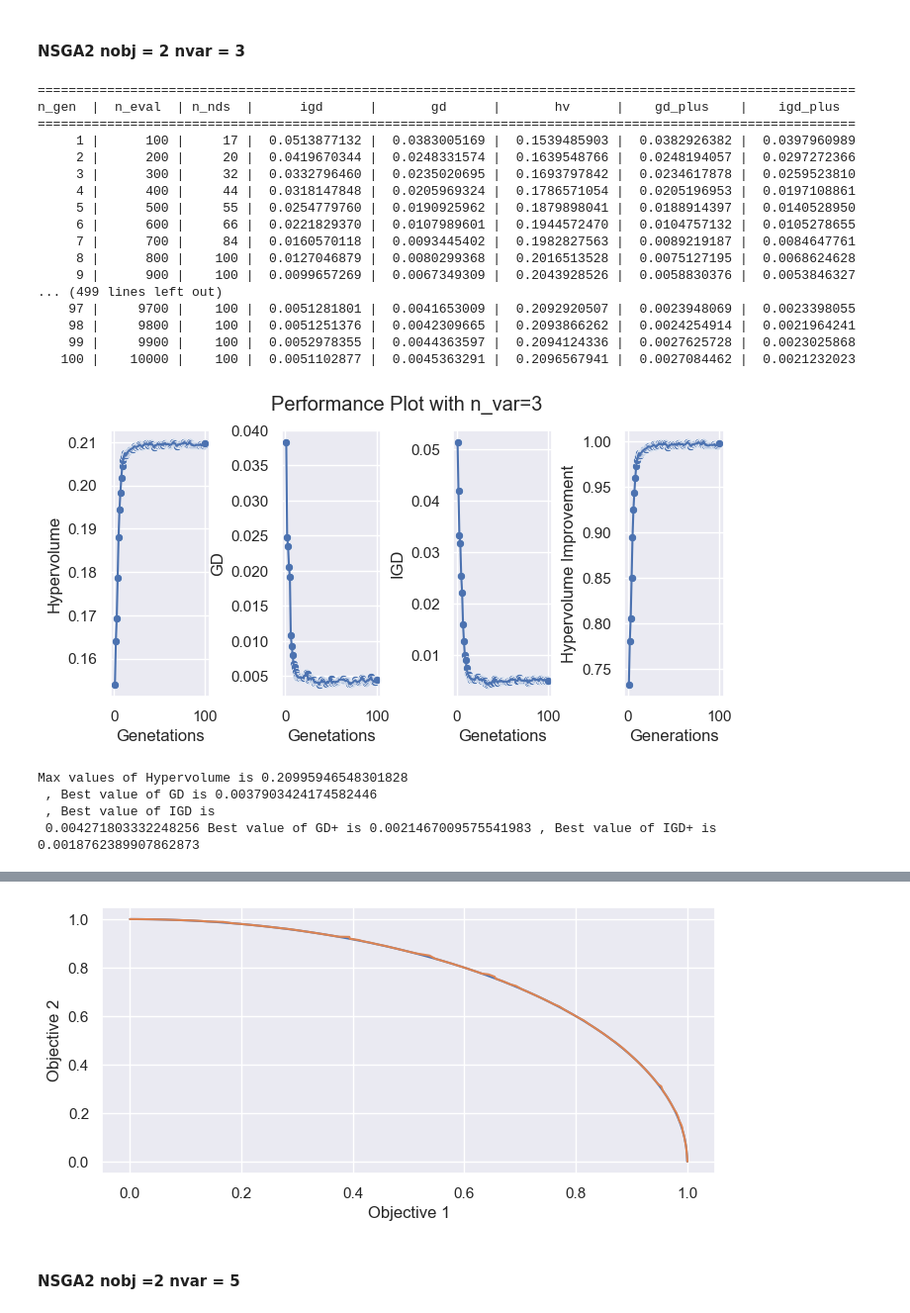
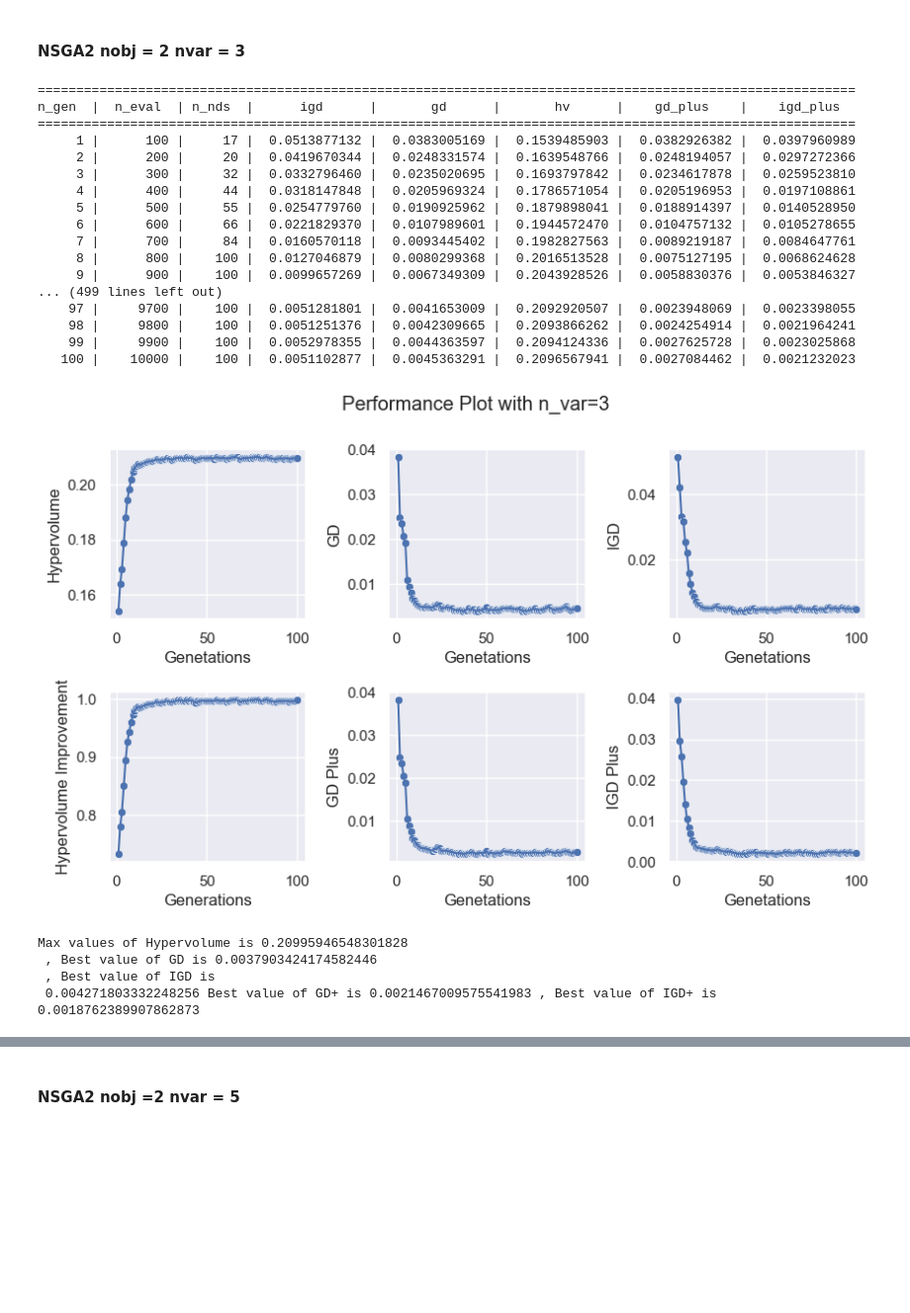
Before and after one commit to arjun8009/Python-Exeter, a Jupyter notebook: Multi Objective Optimization/COMM-510 CA-1.ipynb, the cells around one changed output, grey strips where cells are left out. Shown at 99% size. Drawn from its saved outputs; the diff is of its cells as text; code cells hidden in the pictures; blank space fills up the shorter version.

```diff
--- a/Multi Objective Optimization/COMM-510 CA-1.ipynb
+++ b/Multi Objective Optimization/COMM-510 CA-1.ipynb
@@ -760,7 +765,7 @@ import pandas as pd
 plt.rcParams["figure.figsize"] = [10.00, 5.50]
 #plt.rcParams["figure.autolayout"] = True
 fig,axes = plt.subplots(2,3)
-fig.suptitle('Performance Plot with n_var=2')
+fig.suptitle('Performance Plot with n_var=3')
 sns.set_theme(style="darkgrid")
 fig.subplots_adjust(hspace=0.725, wspace=0.425)
 sns.scatterplot(x=list(range(1,101)),y=data_avg_hyp_improvement,ax=axes[0,0])
@@ -797,34 +802,34 @@ problem = DTLZ2(n_obj=2)
 original_pareto_front = problem.pareto_front()
 original_objective_1 = [i[0] for i in original_pareto_front]
 original_objective_2 = [i[1] for i in original_pareto_front]
 optimized_result = model_list_nsga2[0]
 optimized_objectives  = optimized_result.F
 optimized_objective_1 = [i[0] for i in optimized_objectives]
 optimized_objective_2 = [i[1] for i in optimized_objectives]
 sns.lineplot(x=original_objective_1,y=original_objective_2)
 sns.lineplot(x=optimized_objective_1,y=optimized_objective_2)
 plt.xlabel("Objective 1")
 plt.ylabel("Objective 2")
 plt.show()
 # %% [output]
 ==========================================================================================================
 n_gen  |  n_eval  | n_nds  |      igd      |       gd      |       hv      |    gd_plus    |    igd_plus
 ==========================================================================================================
      1 |      100 |     17 |  0.0513877132 |  0.0383005169 |  0.1539485903 |  0.0382926382 |  0.0397960989
      2 |      200 |     20 |  0.0419670344 |  0.0248331574 |  0.1639548766 |  0.0248194057 |  0.0297272366
      3 |      300 |     32 |  0.0332796460 |  0.0235020695 |  0.1693797842 |  0.0234617878 |  0.0259523810
      4 |      400 |     44 |  0.0318147848 |  0.0205969324 |  0.1786571054 |  0.0205196953 |  0.0197108861
      5 |      500 |     55 |  0.0254779760 |  0.0190925962 |  0.1879898041 |  0.0188914397 |  0.0140528950
      6 |      600 |     66 |  0.0221829370 |  0.0107989601 |  0.1944572470 |  0.0104757132 |  0.0105278655
      7 |      700 |     84 |  0.0160570118 |  0.0093445402 |  0.1982827563 |  0.0089219187 |  0.0084647761
      8 |      800 |    100 |  0.0127046879 |  0.0080299368 |  0.2016513528 |  0.0075127195 |  0.0068624628
      9 |      900 |    100 |  0.0099657269 |  0.0067349309 |  0.2043928526 |  0.0058830376 |  0.0053846327
 ... (499 lines left out)
     97 |     9700 |    100 |  0.0051281801 |  0.0041653009 |  0.2092920507 |  0.0023948069 |  0.0023398055
     98 |     9800 |    100 |  0.0051251376 |  0.0042309665 |  0.2093866262 |  0.0024254914 |  0.0021964241
     99 |     9900 |    100 |  0.0052978355 |  0.0044363597 |  0.2094124336 |  0.0027625728 |  0.0023025868
    100 |    10000 |    100 |  0.0051102877 |  0.0045363291 |  0.2096567941 |  0.0027084462 |  0.0021232023
-[figure, old version]
+[figure, new version]
 Max values of Hypervolume is 0.20995946548301828
  , Best value of GD is 0.0037903424174582446
  , Best value of IGD is
@@ -833,4 +838,3 @@ Max values of Hypervolume is 0.20995946548301828
-[figure, removed]
 # %% [markdown]
 #### NSGA2 nobj  =2 nvar = 5
 # %%
```
Also changed, not shown: parts of 23 cells of this notebook, 1 other file.
